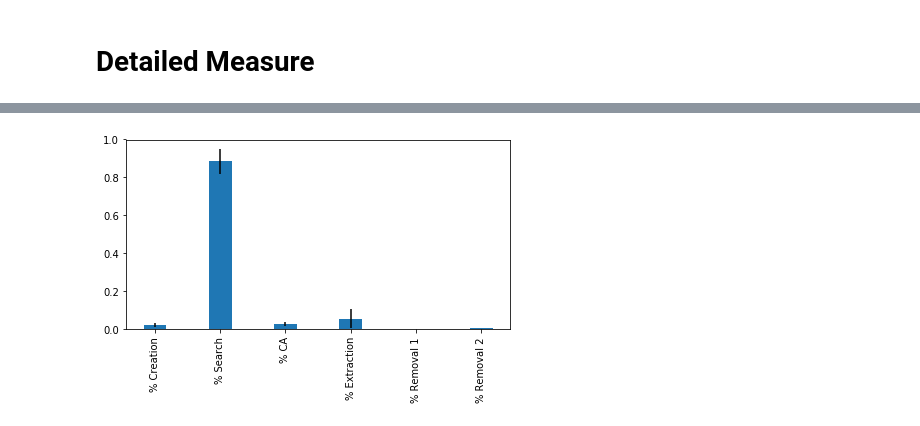
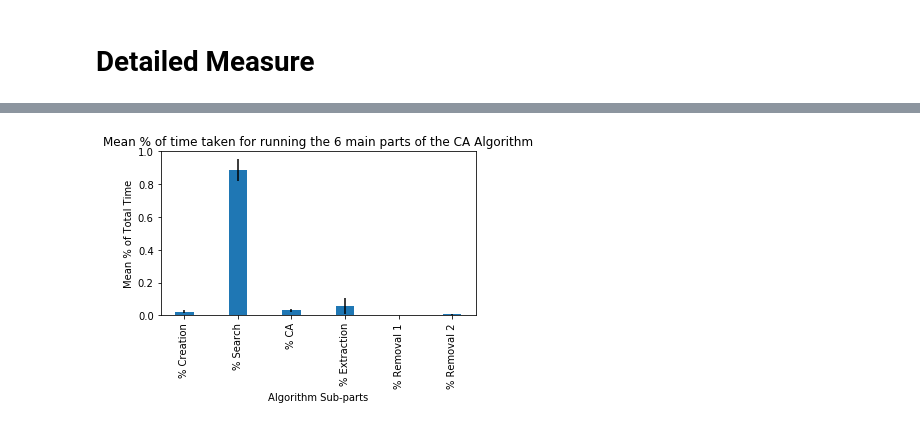
Before and after one commit to juliusr91/velopix_tracking, a Jupyter notebook: Profiling/DataAnalysis .ipynb, the cells around one changed output, grey strips where cells are left out. Cells and saved outputs as stored; diff of their text form; code cells hidden in the pictures.

```diff
--- a/Profiling/DataAnalysis .ipynb
+++ b/Profiling/DataAnalysis .ipynb
@@ -106,10 +106,13 @@ standardDev = percentages.std()
 # %%
 fig, ax = plt.subplots()
 ax.bar(ind, meanPercentages, width, yerr = standardDev)
 ax.set_xticks(ind)
 ax.set_xticklabels(("% Creation", "% Search", "% CA", "% Extraction", "% Removal 1", "% Removal 2"), rotation = 90)
+ax.set_xlabel("Algorithm Sub-parts")
+ax.set_ylabel("Mean % of Total Time")
+ax.set_title("Mean % of time taken for running the 6 main parts of the CA Algorithm")
 plt.tight_layout()
 plt.savefig("/home/julius/Projects/MasterThesis-Tex/Images/Chapter5/DetailedAnalysisPython.png", dpi=500)
 plt.show()
 # %% [output]
-[figure, old version]
+[figure, new version]
```
